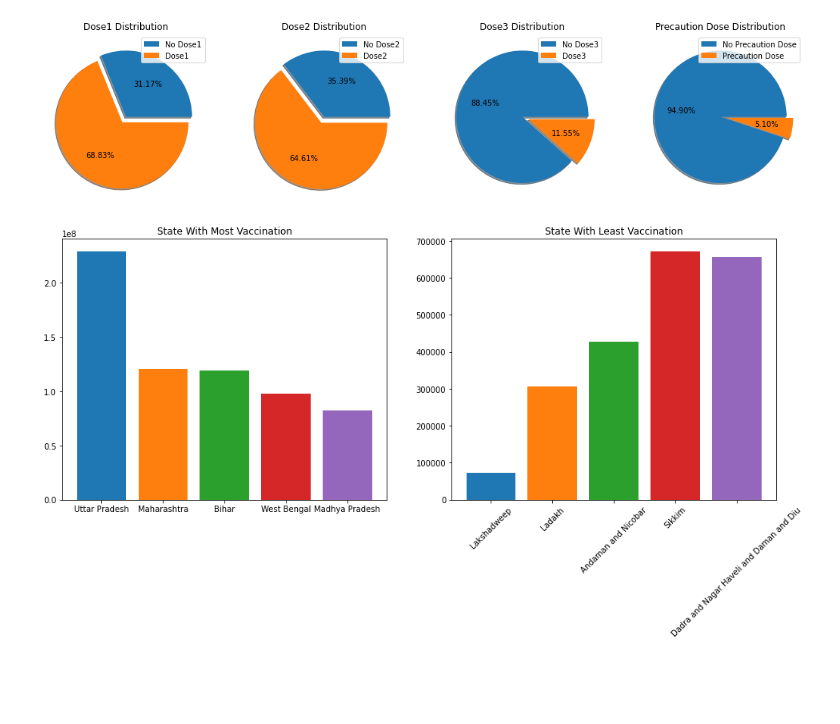
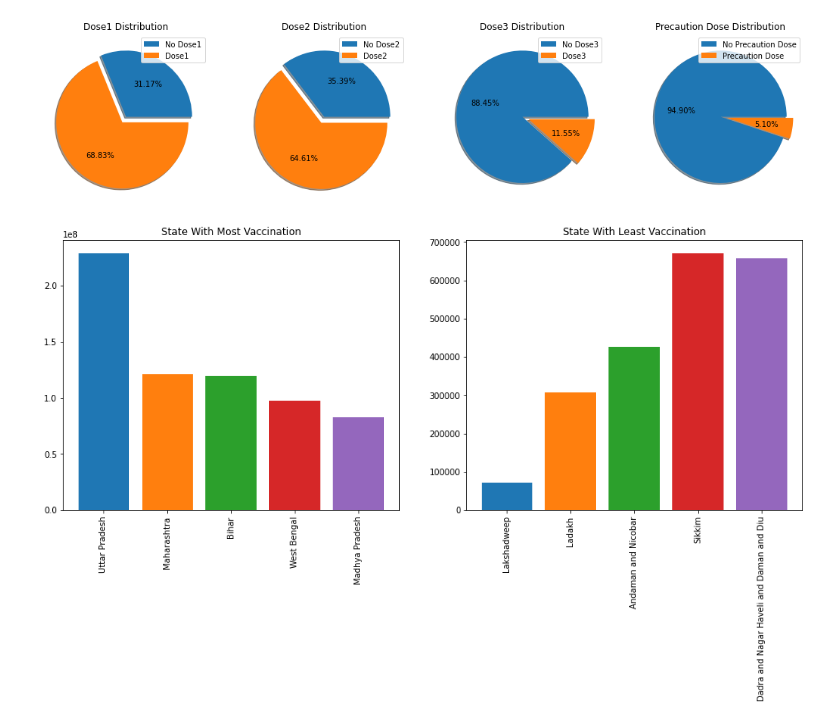
Before and after one commit to ukantjadia/30-days-of-Mahcine-Learning, a Jupyter notebook: DAY-17/Covid_EDA.ipynb, the cells around one changed output. Cells and saved outputs as stored; diff of their text form; code cells hidden in the pictures; blank space fills up the shorter version.

```diff
--- a/DAY-17/Covid_EDA.ipynb
+++ b/DAY-17/Covid_EDA.ipynb
@@ -218,0 +212,24 @@ plt.show()
+# %%
+# Which states have highest and lowest Death Rate
+covid['Death rate'] = covid['deaths']*100/covid['confirmed']
+states_death_high = covid.sort_values(by='Death rate',ascending=False)['state'].values[:5] #
+states_death_least = covid.sort_values(by='Death rate',ascending=True)['state'].values[:5]
+
+high_DR = []
+low_DR = []
+for i,a in zip(states_death_high,states_death_least):
+  high_DR.append(covid[covid['state'] == str(i)]['Death rate'].values[0])
+  low_DR.append(covid[covid['state'] == str(a)]['Death rate'].values[0])
+
+# chart
+fig,ax4 = plt.subplots(nrows=1,ncols=2,figsize=(16,6))
+fig.suptitle("State with Highest and lowest Death Rate",fontsize=20)
+ax4[0].set_title("Highest Death Rate")
+ax4[1].set_title("Lowest Death Rate")
+colr = sns.color_palette('tab10')
+ax4[0].bar(states_death_high,high_DR,color=colr)
+ax4[0].set_xticklabels(states_death_high,rotation=90)
+ax4[1].set_xticklabels(states_death_least,rotation=90)
+ax4[1].bar(states_death_least,low_DR,color=colr)
+
+plt.show()
@@ -248,19 +267,21 @@ plt.show()
 # %%
 # States according to the doses
 state_dose_most = covid.sort_values(by='total_doses',ascending=False)['state'].values[:5]
 state_popu_most = covid.sort_values(by='total_doses',ascending=False)['population'].values[:5]
 
 state_popu_least = covid.sort_values(by='total_doses')['population'].values[:5]
 state_dose_least = covid.sort_values(by='total_doses')['state'].values[:5]
 
 fig,ax = plt.subplots(1,2,figsize=(16,6))
 colr = sns.color_palette('tab10')
 ax[0].set_title('State With Most Vaccination')
 ax[0].bar(state_dose_most,state_popu_most,color=colr)
 ax[1].set_title('State With Least Vaccination')
 ax[1].bar(state_dose_least,state_popu_least,color=colr)
-ax[1].set_xticklabels(state_dose_least,rotation=45)
+ax[1].set_xticklabels(state_dose_least,rotation=90)
+ax[0].set_xticklabels(state_dose_most,rotation=90)
+
 plt.show()
 # %% [output]
-[figure, old version]
+[figure, new version]
 # %%
```
Also changed, not shown: parts of 10 cells of this notebook, 12 other files.
